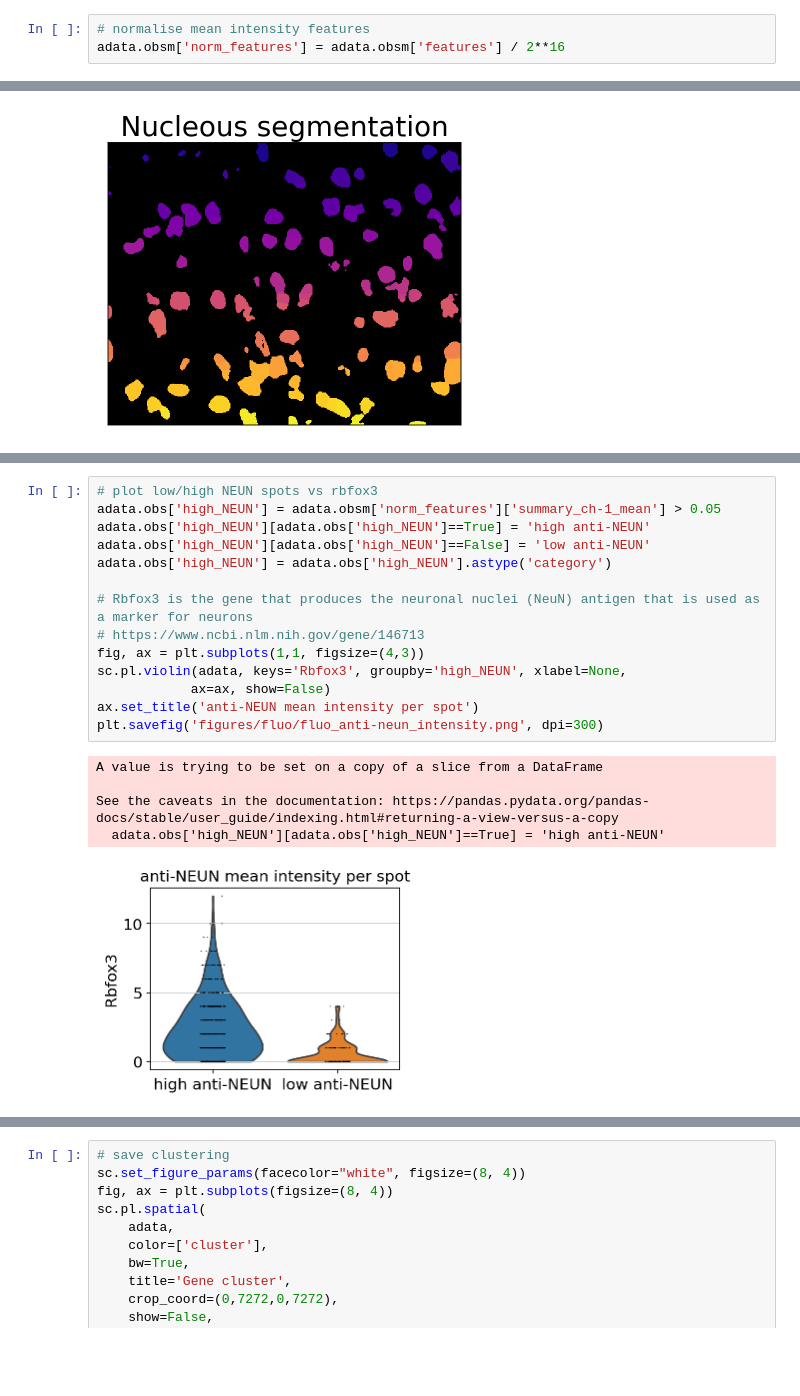
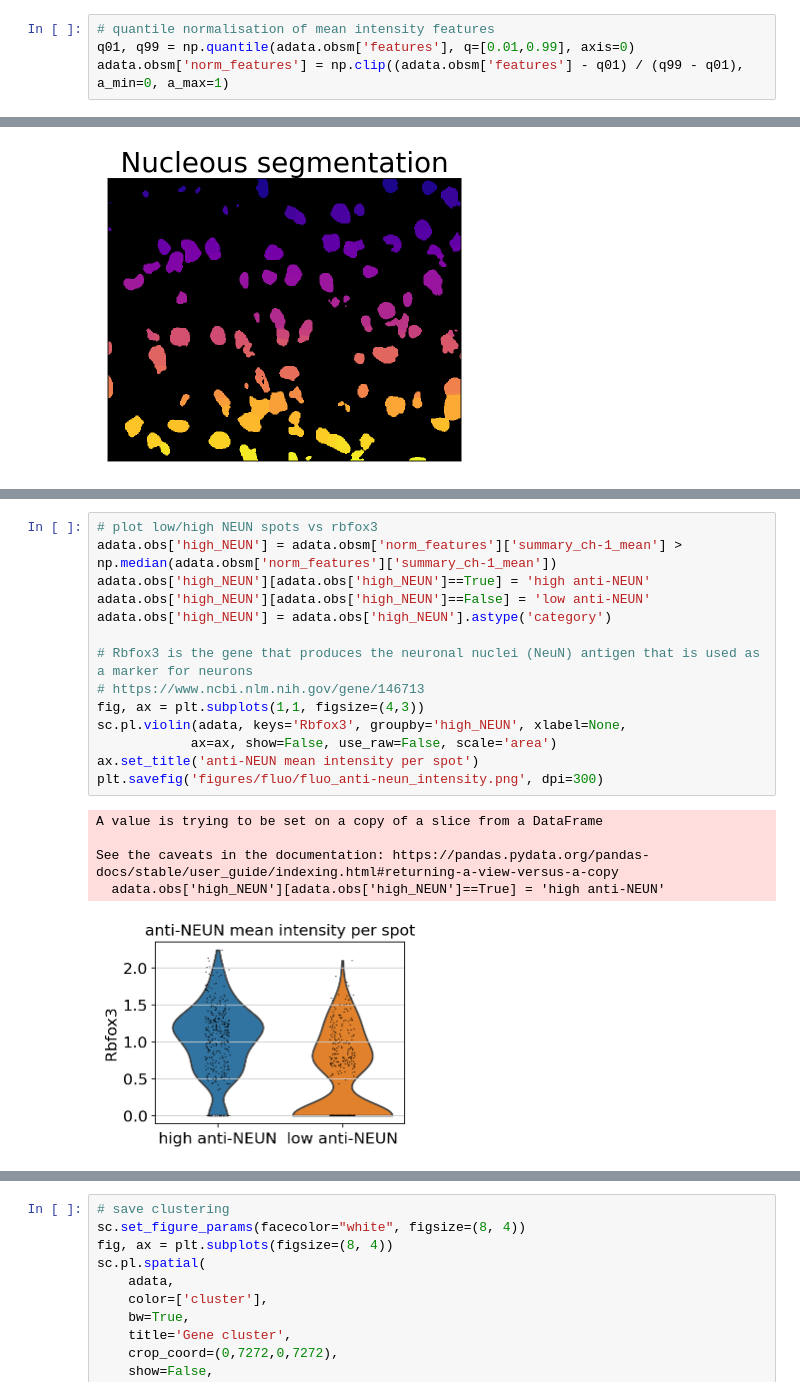
Before and after one commit to theislab/squidpy_reproducibility, a Jupyter notebook: notebooks/image_figures/fluo_image_analysis.ipynb, the cells around one changed output, grey strips where cells are left out. Saved outputs shown, nothing was run; the diff lists cells and outputs as text; blank space fills up the shorter version.

```diff
--- a/notebooks/image_figures/fluo_image_analysis.ipynb
+++ b/notebooks/image_figures/fluo_image_analysis.ipynb
@@ -57,9 +58,10 @@ adata.obsm['features']
 | TTGTTCAGTGTGCTAC-1 | 6 | 66.166667 | 51.760399 | 47505.763107 | ... |
 | TTGTTGTGTGTCAAGA-1 | 18 | 201.888889 | 226.216929 | 38732.590686 | ... |
 704 rows × 24 columns
-# %%
-# normalise mean intensity features
-adata.obsm['norm_features'] = adata.obsm['features'] / 2**16
+# %%
+# quantile normalisation of mean intensity features
+q01, q99 = np.quantile(adata.obsm['features'], q=[0.01,0.99], axis=0)
+adata.obsm['norm_features'] = np.clip((adata.obsm['features'] - q01) / (q99 - q01), a_min=0, a_max=1)
 # %% [markdown]
 ## Plot and save figures
 # %%
@@ -155,23 +157,23 @@ plt.savefig('figures/fluo/fluo_anti-neun_intensity.png', dpi=300, bbox_inches='t
 # %%
 # plot low/high NEUN spots vs rbfox3
-adata.obs['high_NEUN'] = adata.obsm['norm_features']['summary_ch-1_mean'] > 0.05
+adata.obs['high_NEUN'] = adata.obsm['norm_features']['summary_ch-1_mean'] > np.median(adata.obsm['norm_features']['summary_ch-1_mean'])
 adata.obs['high_NEUN'][adata.obs['high_NEUN']==True] = 'high anti-NEUN'
 adata.obs['high_NEUN'][adata.obs['high_NEUN']==False] = 'low anti-NEUN'
 adata.obs['high_NEUN'] = adata.obs['high_NEUN'].astype('category')
 
 # Rbfox3 is the gene that produces the neuronal nuclei (NeuN) antigen that is used as a marker for neurons
 # https://www.ncbi.nlm.nih.gov/gene/146713
 fig, ax = plt.subplots(1,1, figsize=(4,3))
 sc.pl.violin(adata, keys='Rbfox3', groupby='high_NEUN', xlabel=None,
-            ax=ax, show=False)
+            ax=ax, show=False, use_raw=False, scale='area')
 ax.set_title('anti-NEUN mean intensity per spot')
 plt.savefig('figures/fluo/fluo_anti-neun_intensity.png', dpi=300)
 # %% [output]
 A value is trying to be set on a copy of a slice from a DataFrame
 
 See the caveats in the documentation: https://pandas.pydata.org/pandas-docs/stable/user_guide/indexing.html#returning-a-view-versus-a-copy
   adata.obs['high_NEUN'][adata.obs['high_NEUN']==True] = 'high anti-NEUN'
-[figure, old version]
+[figure, new version]
 # %%
 # save mean intensity of anti-gfap channel
 sc.set_figure_params(facecolor="white", figsize=(8, 4))
```
Also changed, not shown: parts of 4 cells of this notebook, 2 other files.
